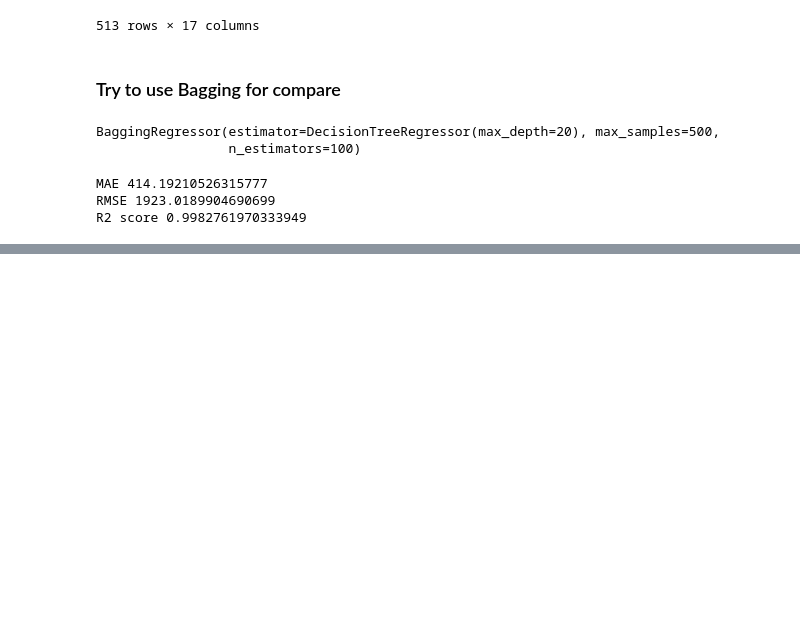
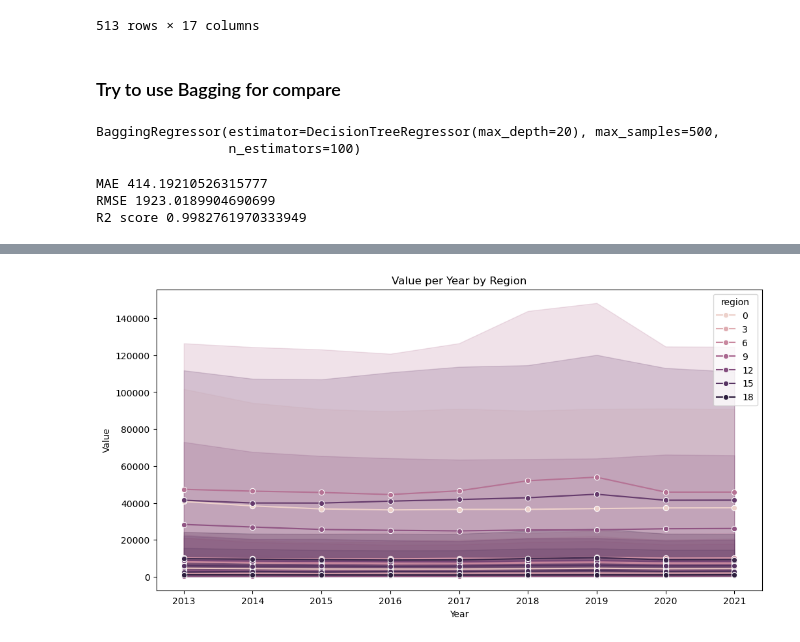
Before and after one commit to ivanalonsom/Project6, a Jupyter notebook: notebooks/main_principal.ipynb, the cells around one changed output, grey strips where cells are left out. Drawn from its saved outputs; the diff is of its cells as text; code cells hidden in the pictures; blank space fills up the shorter version.

```diff
--- a/notebooks/main_principal.ipynb
+++ b/notebooks/main_principal.ipynb
@@ -286,0 +360,21 @@ R2 score 0.9982761970333949
+# %%
+import pandas as pd
+import seaborn as sns
+import matplotlib.pyplot as plt
+
+
+# Configurar el tamaño del gráfico
+plt.figure(figsize=(12, 6))
+
+# Graficar los datos usando seaborn
+sns.lineplot(data=df, x='year', y='value', hue='region', marker='o')
+
+# Configurar etiquetas y título
+plt.xlabel('Year')
+plt.ylabel('Value')
+plt.title('Value per Year by Region')
+
+# Mostrar el gráfico
+plt.show()
+# %% [output]
+[figure, added]
```
Also changed, not shown: parts of 7 cells of this notebook, 1 other file.
